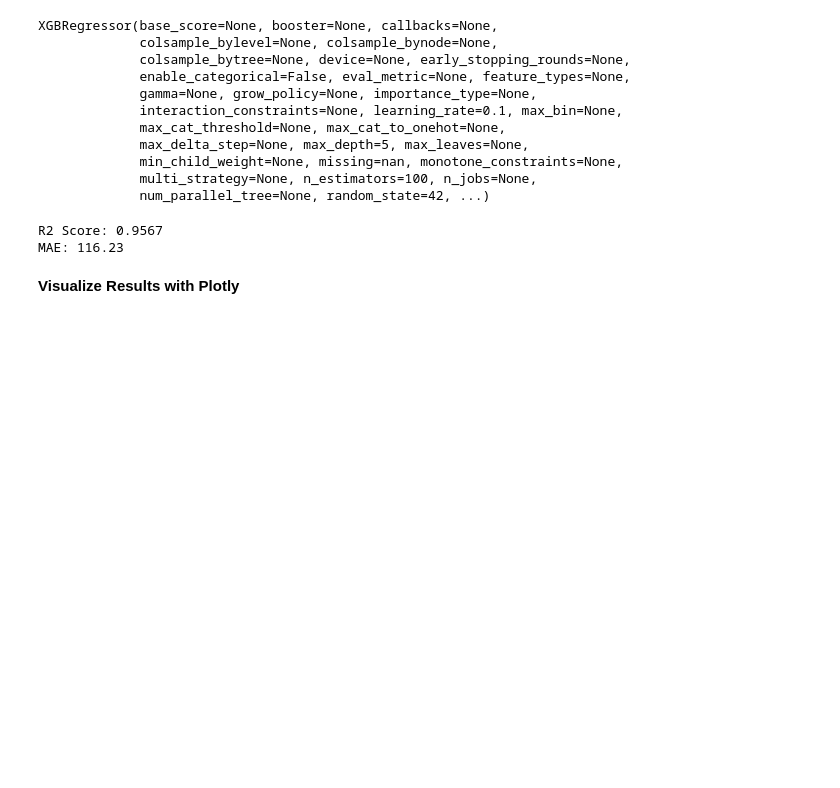
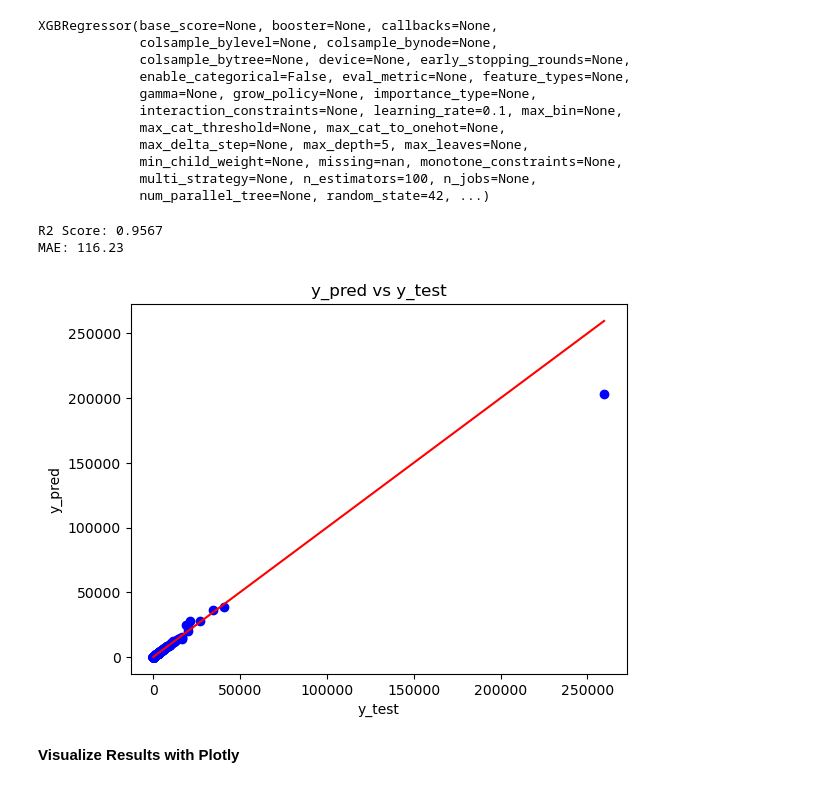
Before and after one commit to Bunchhour/Customer-lifetime-value-prediction, a Jupyter notebook: Predictive_Modeling_for_Customer_Lifetime_Value.ipynb, the cells around one changed output. Saved outputs shown, nothing was run; the diff lists cells and outputs as text; code cells hidden in the pictures; blank space fills up the shorter version.

```diff
--- a/Predictive_Modeling_for_Customer_Lifetime_Value.ipynb
+++ b/Predictive_Modeling_for_Customer_Lifetime_Value.ipynb
@@ -214,6 +214,17 @@ print(f'MAE: {mae:.2f}')
 # %% [output]
 R2 Score: 0.9567
 MAE: 116.23
+# %%
+import matplotlib.pyplot as plt
+#plt.figure(figsize=(8, 5))
+plt.scatter(y_test, y_pred, color='blue')  # Scatter plot is good for prediction comparison
+plt.title("y_pred vs y_test")
+plt.xlabel("y_test")
+plt.ylabel("y_pred")
+plt.plot([min(y_test), max(y_test)], [min(y_test), max(y_test)], color='red')  # Optional: ideal line
+plt.show()
+# %% [output]
+[figure, added]
 # %% [markdown]
 **Visualize Results with Plotly**
 # %%
```
Also changed, not shown: 1 other file.
